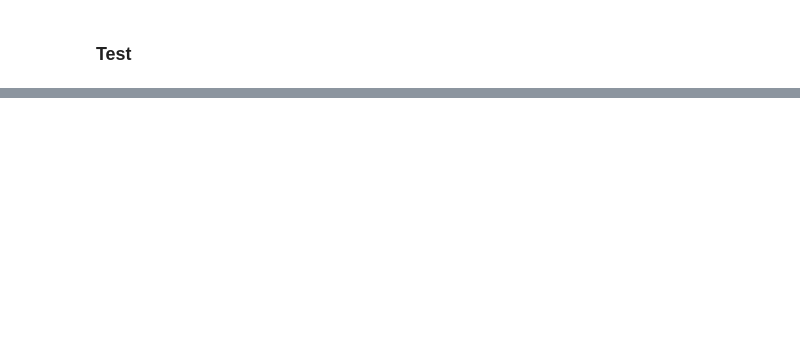
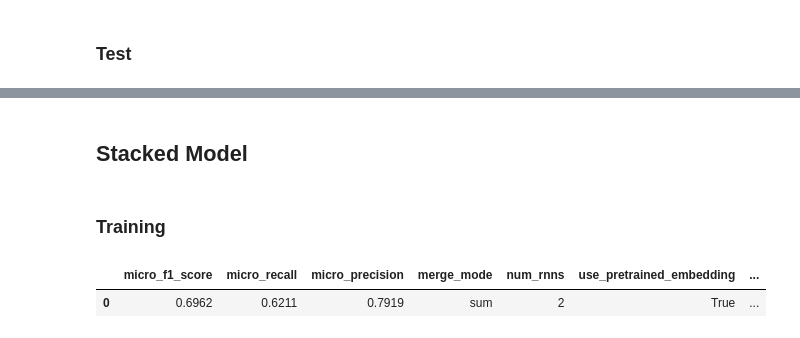
Before and after one commit to simonhughes22/PythonNlpResearch, a Jupyter notebook: notebooks/Mongo Queries/Query Causal Relation Results.ipynb, the cells around one changed output, grey strips where cells are left out. Saved outputs shown, nothing was run; the diff lists cells and outputs as text; code cells hidden in the pictures; blank space fills up the shorter version.

Commit message:
Dissappointing Stacked Model Results

```diff
--- a/notebooks/Mongo Queries/Query Causal Relation Results.ipynb
+++ b/notebooks/Mongo Queries/Query Causal Relation Results.ipynb
@@ -237,0 +236,10 @@ round_data(df,4)
+# %% [markdown]
+## Stacked Model
+# %% [markdown]
+### Training
+# %%
+df = get_df_sorted_by_f1score("CR_CB_STACKED_TD", params)
+round_data(df,4)
+# %% [output]
+|  | micro_f1_score | micro_recall | micro_precision | merge_mode | num_rnns | use_pretrained_embedding | ... |
+| 0 | 0.6962 | 0.6211 | 0.7919 | sum | 2 | True | ... |
```
Also changed, not shown: parts of 6 cells of this notebook, 3 other files.
